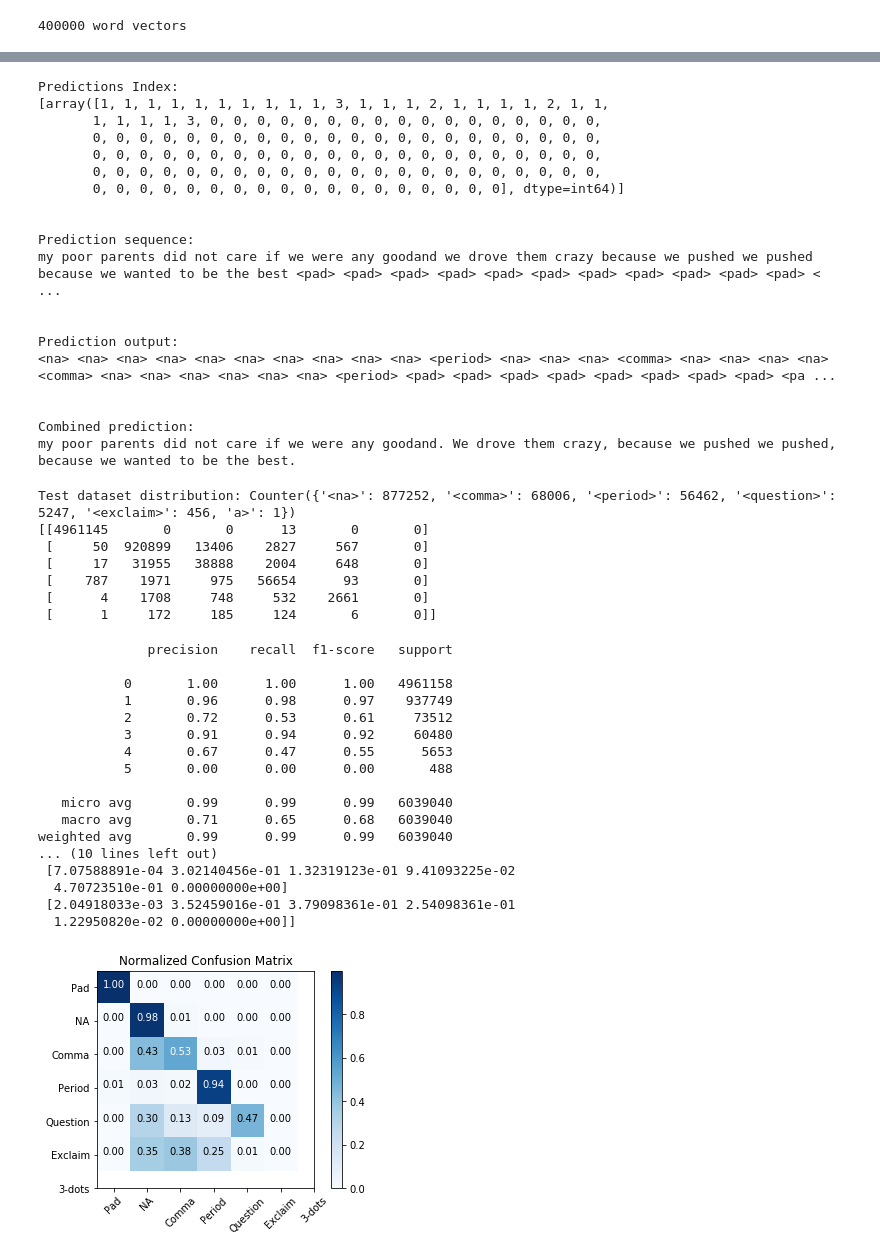
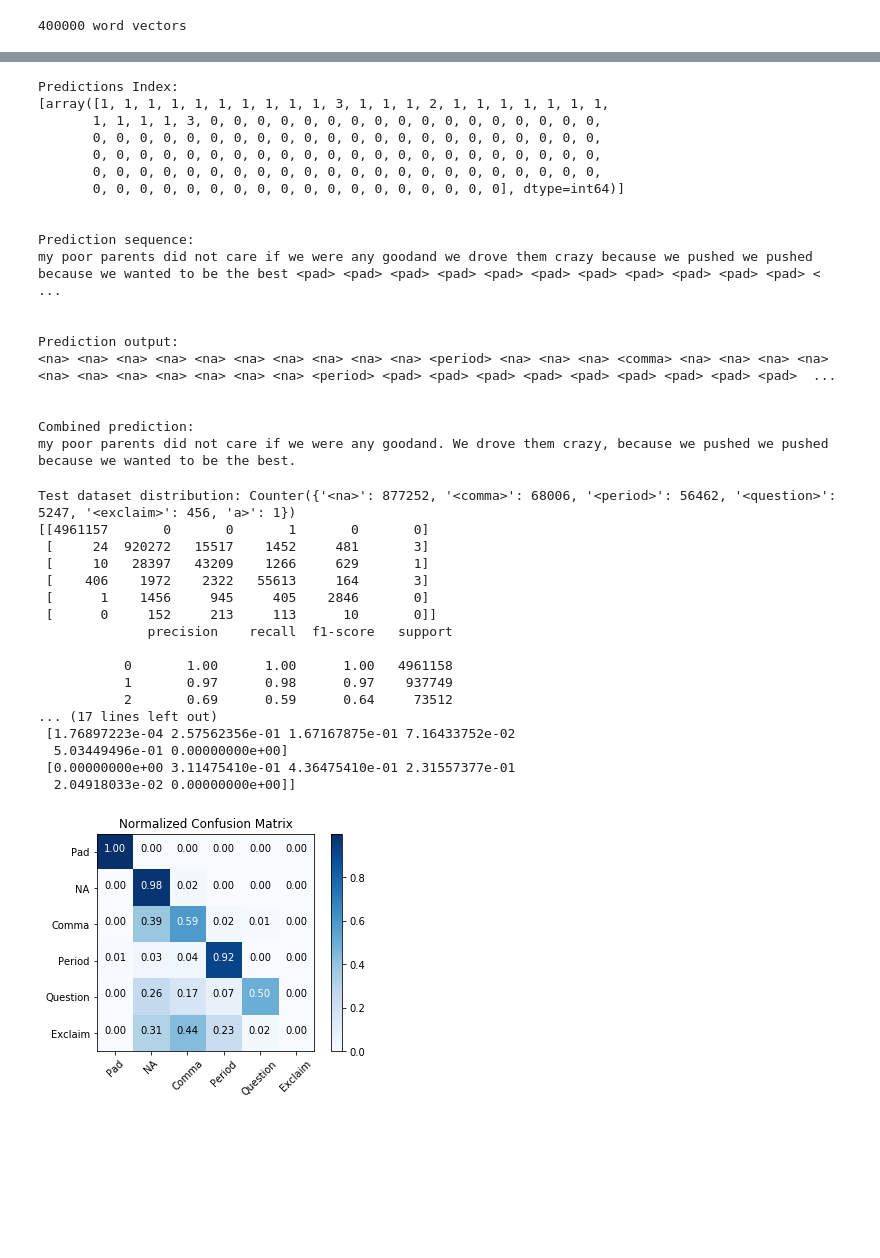
Before and after one commit to LeoTSH/cnn_lstm_pos_tagger, a Jupyter notebook: PoS Tagger Ted.ipynb, the cells around one changed output, grey strips where cells are left out. Cells and saved outputs as stored; diff of their text form; code cells hidden in the pictures; blank space fills up the shorter version.

```diff
--- a/PoS Tagger Ted.ipynb
+++ b/PoS Tagger Ted.ipynb
@@ -101,19 +101,20 @@ drop_prob = 0.2
 no_filters_1 = 32
 no_filters_2 = 64
 no_filters_3 = 32
-filter_sizes = [32,32,32]
+filter_sizes = [64,64,64]
 kernel_weight = glorot_uniform(seed=50)
 bias = random_uniform(seed=50)
-kernel_reg = regularizers.l2(l=0.0001)
+# kernel_reg = regularizers.l2(l=0.0001)
+kernel_reg = None
 kernels = [3,5,7]
 kernel_1 = 3
 kernel_2 = 5
 kernel_3 = 7
-lstm_hidden = 100
+lstm_hidden = 128
 embed_dim = 300
 adam_lr = 0.001
 batch_size = 128
-epochs = 20
+epochs = 50
 valid_split = 0.3
 # %%
 # Set misc parameters
@@ -125,7 +126,7 @@ tensor_b = TensorBoard(log_dir='./tf_logs/model_{}_hidden_{}_dropout_{}_embed_di
                         batch_size=batch_size,
                         write_graph=True, histogram_freq=0)
 early_s = EarlyStopping(monitor='val_loss')
-class_names = ['Pad', 'NA', 'Comma', 'Period', 'Question', 'Exclaim', '3-dots']
+class_names = ['Pad', 'NA', 'Comma', 'Period', 'Question', 'Exclaim']
 
 # Look-up table to remove punctuations from data
 table = str.maketrans('', '', punctuation)
@@ -407,18 +407,15 @@ def test_cnn(max_seq_len, unique_vocab, embed_dim, embed_matrix, filter_sizes, k
     cnn_outputs = concatenate(cnn_outputs, axis=-1)
     cnn_outputs = Dropout(rate=drop_prob, seed=50)(cnn_outputs)
     cnn_outputs = Reshape((-1, sum(filter_sizes)))(cnn_outputs)
-    print('cnn output passed')
 
-    dense = Dense(1024, activation='tanh')(cnn_outputs)
+    dense = Dense(lstm_hidden, activation='relu')(cnn_outputs)
     dense = Dropout(rate=drop_prob, seed=50)(dense)
 
     blstm_outputs = Bidirectional(LSTM(lstm_hidden, return_sequences=True))(dense)
-    print('blstm passed')
 
     blstm_outputs = Dropout(rate=drop_prob, seed=50)(blstm_outputs)
 
     output = TimeDistributed(Dense(no_classes, activation='softmax'))(blstm_outputs)
-    print('Time passed')
 
     model = Model(inputs=[embed_input], outputs=[output])
     model.compile(loss='categorical_crossentropy', optimizer=Adam(adam_lr),
@@ -572,7 +569,7 @@ print('Combined prediction:')
 print(combined)
 # %% [output]
 Predictions Index:
-[array([1, 1, 1, 1, 1, 1, 1, 1, 1, 1, 3, 1, 1, 1, 2, 1, 1, 1, 1, 2, 1, 1,
+[array([1, 1, 1, 1, 1, 1, 1, 1, 1, 1, 3, 1, 1, 1, 2, 1, 1, 1, 1, 1, 1, 1,
        1, 1, 1, 1, 3, 0, 0, 0, 0, 0, 0, 0, 0, 0, 0, 0, 0, 0, 0, 0, 0, 0,
        0, 0, 0, 0, 0, 0, 0, 0, 0, 0, 0, 0, 0, 0, 0, 0, 0, 0, 0, 0, 0, 0,
        0, 0, 0, 0, 0, 0, 0, 0, 0, 0, 0, 0, 0, 0, 0, 0, 0, 0, 0, 0, 0, 0,
@@ -585,53 +582,48 @@ my poor parents did not care if we were any goodand we drove them crazy because
 
 
 Prediction output:
-<na> <na> <na> <na> <na> <na> <na> <na> <na> <na> <period> <na> <na> <na> <comma> <na> <na> <na> <na> <comma> <na> <na> <na> <na> <na> <na> <period> <pad> <pad> <pad> <pad> <pad> <pad> <pad> <pad> <pa ...
+<na> <na> <na> <na> <na> <na> <na> <na> <na> <na> <period> <na> <na> <na> <comma> <na> <na> <na> <na> <na> <na> <na> <na> <na> <na> <na> <period> <pad> <pad> <pad> <pad> <pad> <pad> <pad> <pad> <pad>  ...
 
 
 Combined prediction:
-my poor parents did not care if we were any goodand. We drove them crazy, because we pushed we pushed, because we wanted to be the best.
+my poor parents did not care if we were any goodand. We drove them crazy, because we pushed we pushed because we wanted to be the best.
 # %%
 # Create confusion matrix and classification report
 for_report = model.predict(test_x)
 out_pred = [np.argmax(x, axis=1) for x in for_report]
 out_pred = np.concatenate(out_pred, axis=0)
 
 y_ = [np.argmax(x, axis=1) for x in test_y]
 y_ = np.concatenate(y_, axis=0)
 
 print('Test dataset distribution:', counts)
 cm = confusion_matrix(y_true=y_, y_pred=out_pred)
 print(cm)
 
 cr = classification_report(y_true=y_, y_pred=out_pred)
 print(cr)
 
+overall = classification_report(y_true=y_, y_pred=out_pred, output_dict=True)
+
 plt.figure()
 plot_confusion_matrix(cm, classes=class_names, normalize=True, title='Normalized Confusion Matrix')
 plt.show()
 # %% [output]
 Test dataset distribution: Counter({'<na>': 877252, '<comma>': 68006, '<period>': 56462, '<question>': 5247, '<exclaim>': 456, 'a>': 1})
-[[4961145       0       0      13       0       0]
- [     50  920899   13406    2827     567       0]
- [     17   31955   38888    2004     648       0]
- [    787    1971     975   56654      93       0]
- [      4    1708     748     532    2661       0]
- [      1     172     185     124       6       0]]
+[[4961157       0       0       1       0       0]
+ [     24  920272   15517    1452     481       3]
+ [     10   28397   43209    1266     629       1]
+ [    406    1972    2322   55613     164       3]
+ [      1    1456     945     405    2846       0]
+ [      0     152     213     113      10       0]]
+              precision    recall  f1-score   support
+
+           0       1.00      1.00      1.00   4961158
+           1       0.97      0.98      0.97    937749
+           2       0.69      0.59      0.64     73512
+... (17 lines left out)
+ [1.76897223e-04 2.57562356e-01 1.67167875e-01 7.16433752e-02
+  5.03449496e-01 0.00000000e+00]
+ [0.00000000e+00 3.11475410e-01 4.36475410e-01 2.31557377e-01
+  2.04918033e-02 0.00000000e+00]]
-              precision    recall  f1-score   support
-
-           0       1.00      1.00      1.00   4961158
-           1       0.96      0.98      0.97    937749
-           2       0.72      0.53      0.61     73512
-           3       0.91      0.94      0.92     60480
-           4       0.67      0.47      0.55      5653
-           5       0.00      0.00      0.00       488
-
-   micro avg       0.99      0.99      0.99   6039040
-   macro avg       0.71      0.65      0.68   6039040
-weighted avg       0.99      0.99      0.99   6039040
-... (10 lines left out)
- [7.07588891e-04 3.02140456e-01 1.32319123e-01 9.41093225e-02
-  4.70723510e-01 0.00000000e+00]
- [2.04918033e-03 3.52459016e-01 3.79098361e-01 2.54098361e-01
-  1.22950820e-02 0.00000000e+00]]
-[figure, old version]
+[figure, new version]
```
Also changed, not shown: parts of 4 cells of this notebook, 2 other files.
